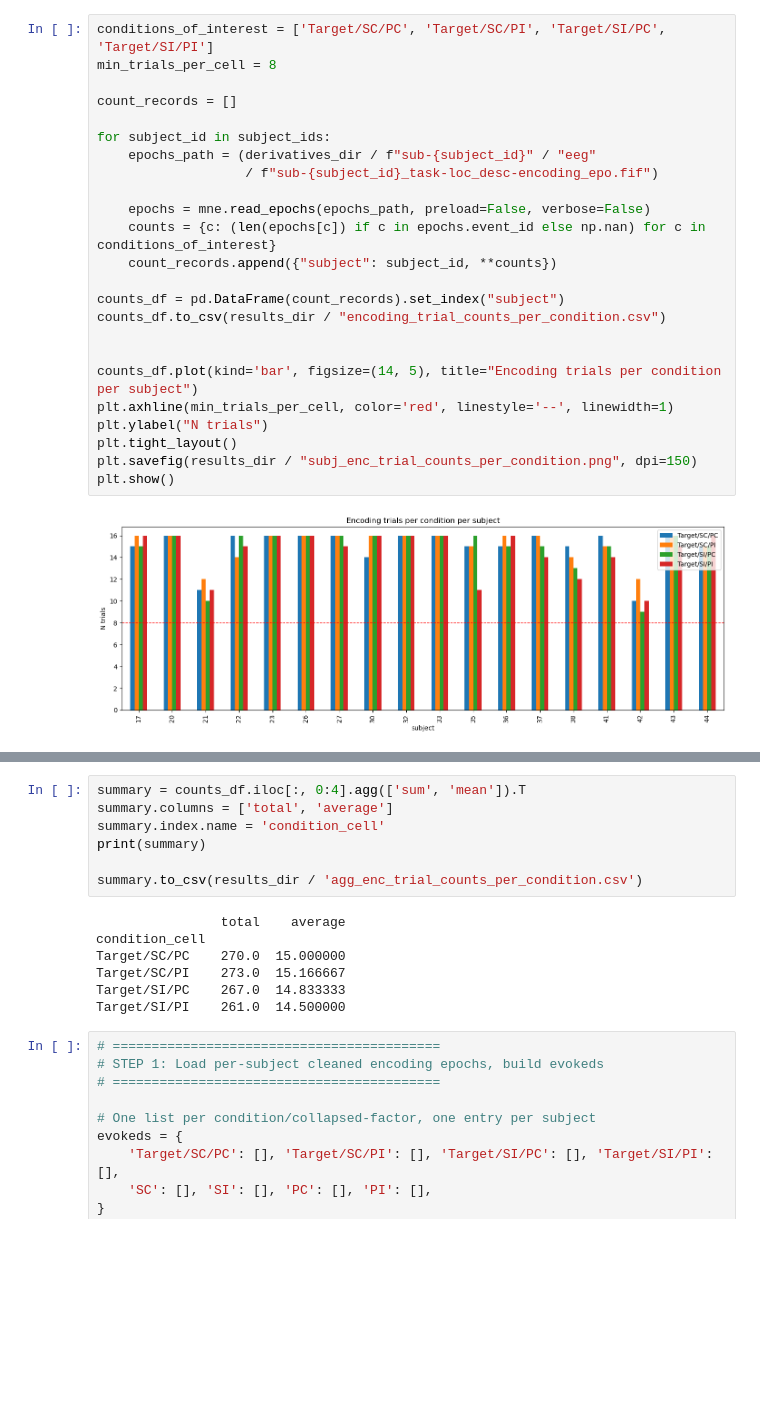
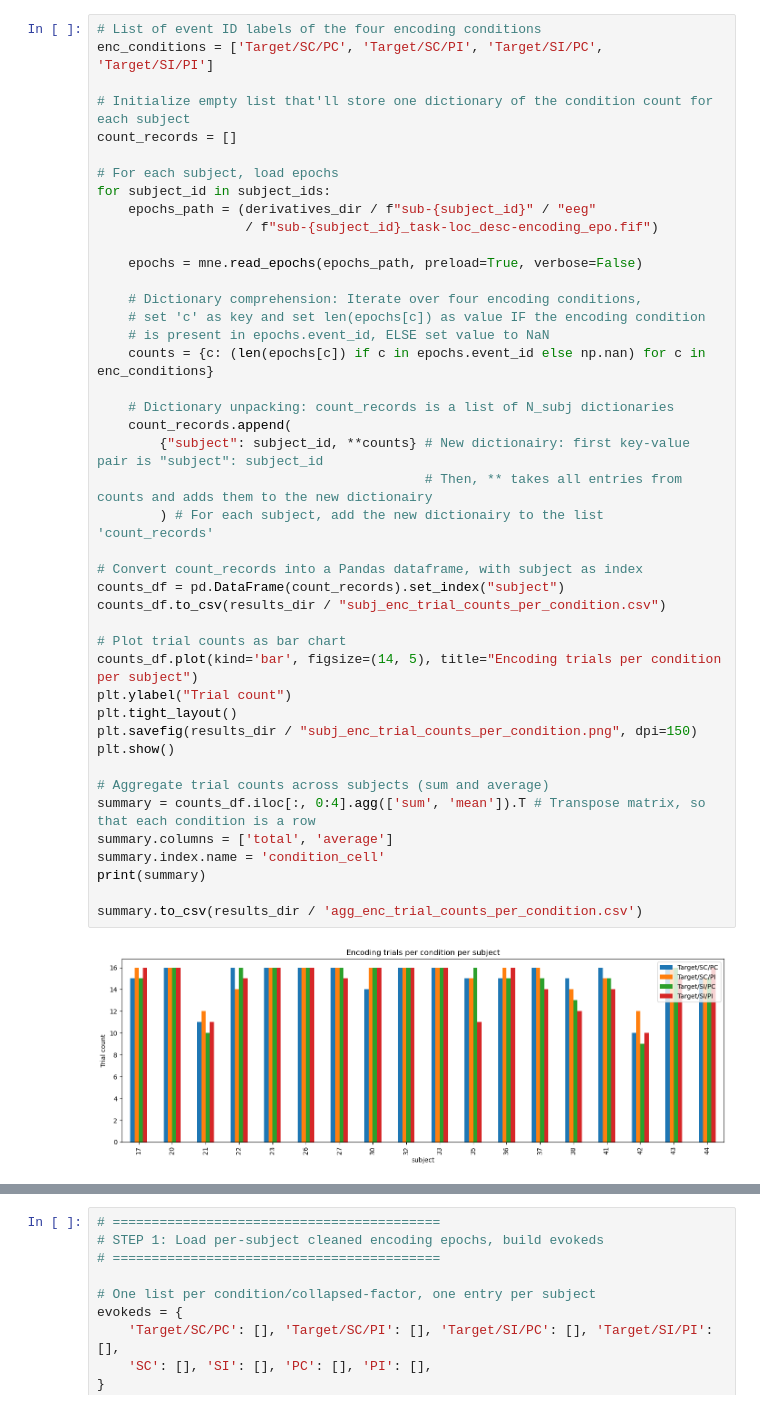
Before and after one commit to noah-mba/LOC_analysis, a Jupyter notebook: scripts/eeg/4_averaging.ipynb, the cells around one changed output, grey strips where cells are left out. Cells and saved outputs as stored; diff of their text form; blank space fills up the shorter version.

```diff
--- a/scripts/eeg/4_averaging.ipynb
+++ b/scripts/eeg/4_averaging.ipynb
@@ -47,26 +45,45 @@ Then, we'll aggregate the number of epochs over all subjects in a table.
 # %%
-conditions_of_interest = ['Target/SC/PC', 'Target/SC/PI', 'Target/SI/PC', 'Target/SI/PI']
-min_trials_per_cell = 8
+# List of event ID labels of the four encoding conditions
+enc_conditions = ['Target/SC/PC', 'Target/SC/PI', 'Target/SI/PC', 'Target/SI/PI']
 
+# Initialize empty list that'll store one dictionary of the condition count for each subject
 count_records = []
 
+# For each subject, load epochs
 for subject_id in subject_ids:
     epochs_path = (derivatives_dir / f"sub-{subject_id}" / "eeg"
                    / f"sub-{subject_id}_task-loc_desc-encoding_epo.fif")
 
-    epochs = mne.read_epochs(epochs_path, preload=False, verbose=False)
-    counts = {c: (len(epochs[c]) if c in epochs.event_id else np.nan) for c in conditions_of_interest}
-    count_records.append({"subject": subject_id, **counts})
+    epochs = mne.read_epochs(epochs_path, preload=True, verbose=False)
 
+    # Dictionary comprehension: Iterate over four encoding conditions,
+    # set 'c' as key and set len(epochs[c]) as value IF the encoding condition
+    # is present in epochs.event_id, ELSE set value to NaN
+    counts = {c: (len(epochs[c]) if c in epochs.event_id else np.nan) for c in enc_conditions}
+
+    # Dictionary unpacking: count_records is a list of N_subj dictionaries
+    count_records.append(
+        {"subject": subject_id, **counts} # New dictionairy: first key-value pair is "subject": subject_id
+                                          # Then, ** takes all entries from counts and adds them to the new dictionairy
+        ) # For each subject, add the new dictionairy to the list 'count_records'
+
+# Convert count_records into a Pandas dataframe, with subject as index
 counts_df = pd.DataFrame(count_records).set_index("subject")
-counts_df.to_csv(results_dir / "encoding_trial_counts_per_condition.csv")
+counts_df.to_csv(results_dir / "subj_enc_trial_counts_per_condition.csv")
 
-
+# Plot trial counts as bar chart
 counts_df.plot(kind='bar', figsize=(14, 5), title="Encoding trials per condition per subject")
-plt.axhline(min_trials_per_cell, color='red', linestyle='--', linewidth=1)
-plt.ylabel("N trials")
+plt.ylabel("Trial count")
 plt.tight_layout()
 plt.savefig(results_dir / "subj_enc_trial_counts_per_condition.png", dpi=150)
 plt.show()
+
+# Aggregate trial counts across subjects (sum and average)
+summary = counts_df.iloc[:, 0:4].agg(['sum', 'mean']).T # Transpose matrix, so that each condition is a row
+summary.columns = ['total', 'average']
+summary.index.name = 'condition_cell'
+print(summary)
+
+summary.to_csv(results_dir / 'agg_enc_trial_counts_per_condition.csv')
 # %% [output]
-[figure, old version]
+[figure, new version]
@@ -77,17 +96,3 @@ Target/SI/PI  261.0  14.500000
-# %%
-summary = counts_df.iloc[:, 0:4].agg(['sum', 'mean']).T
-summary.columns = ['total', 'average']
-summary.index.name = 'condition_cell'
-print(summary)
-
-summary.to_csv(results_dir / 'agg_enc_trial_counts_per_condition.csv')
-# %% [output]
-                total    average
-condition_cell
-Target/SC/PC    270.0  15.000000
-Target/SC/PI    273.0  15.166667
-Target/SI/PC    267.0  14.833333
-Target/SI/PI    261.0  14.500000
 # %%
 # ==========================================
 # STEP 1: Load per-subject cleaned encoding epochs, build evokeds
```
Also changed, not shown: parts of 30 cells of this notebook, 21 other files.
